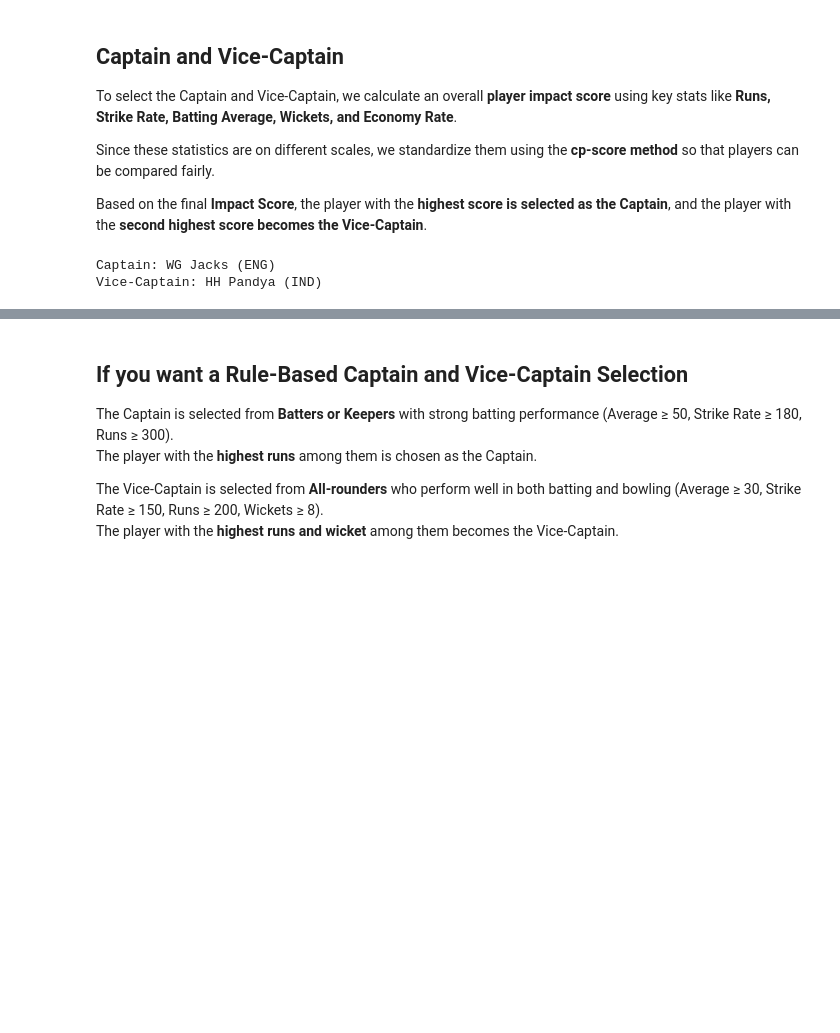
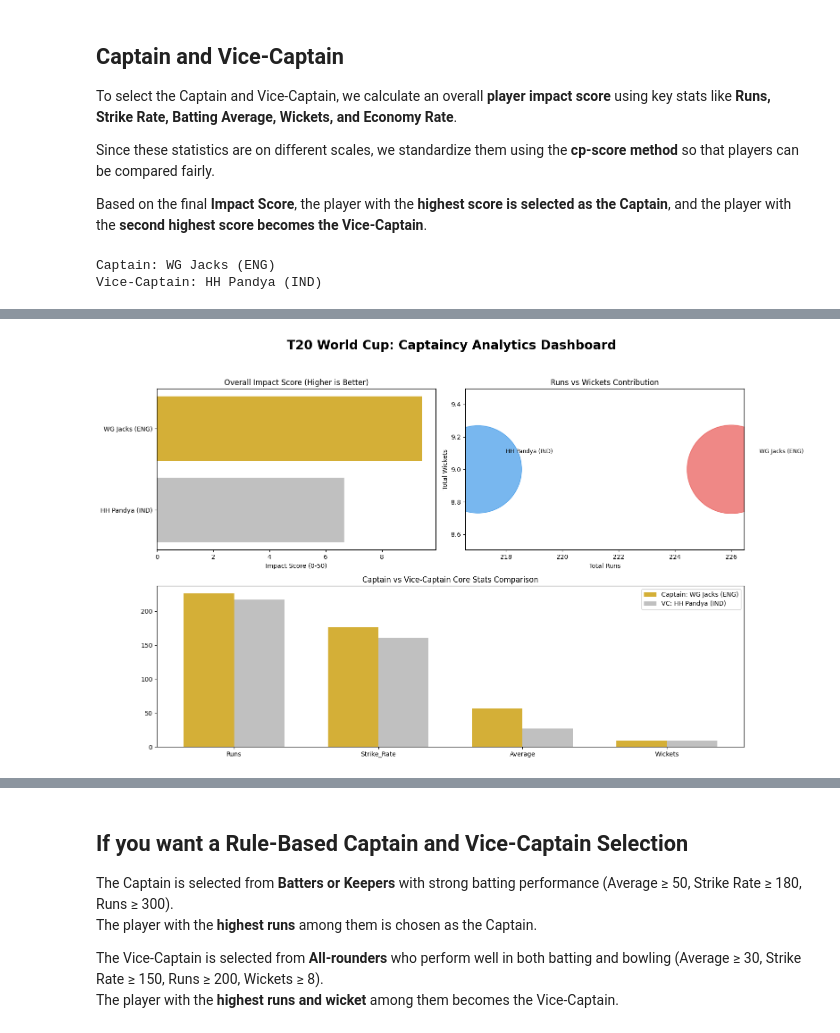
Before and after one commit to Techcps/ICC-Men-s-T20-World-Cup-2026, a Jupyter notebook: T20WC2026.ipynb, the cells around one changed output, grey strips where cells are left out. Cells and saved outputs as stored; diff of their text form; code cells hidden in the pictures; blank space fills up the shorter version.

```diff
--- a/T20WC2026.ipynb
+++ b/T20WC2026.ipynb
@@ -496,0 +475,88 @@ plt.show()
+# %%
+import matplotlib.pyplot as plt
+import numpy as np
+
+# 1. Scaling Logic (Fixes the negative bar issue)
+def scale_stat(series, invert=False):
+    if series.max() == series.min(): return series * 0 + 5 # Handle edge case
+    if invert: # For Economy: Lower is better
+        return 10 * (series.max() - series) / (series.max() - series.min())
+    return 10 * (series - series.min()) / (series.max() - series.min())
+
+# Apply scaling to create a positive Impact_Score
+best_xi["Runs_score"] = scale_stat(best_xi["Runs"])
+best_xi["SR_score"]   = scale_stat(best_xi["Strike_Rate"])
+best_xi["Avg_score"]  = scale_stat(best_xi["Average"])
+best_xi["Wkts_score"] = scale_stat(best_xi["Wickets"])
+best_xi["Eco_score"]  = scale_stat(best_xi["Economy"], invert=True)
+
+best_xi["Impact_Score"] = (
+    best_xi["Runs_score"] + best_xi["SR_score"] +
+    best_xi["Avg_score"] + best_xi["Wkts_score"] + best_xi["Eco_score"]
+)
+
+# 2. Identify Captain & Vice-Captain
+ranked = best_xi.sort_values("Impact_Score", ascending=False)
+captain = ranked.iloc[0]["Player Name"]
+vice_captain = ranked.iloc[1]["Player Name"]
+
+# 3. Initialize Dashboard Layout
+fig = plt.figure(figsize=(16, 10))
+
+# -------- Subplot 1: Impact Ranking (Horizontal Bars) --------
+ax1 = plt.subplot(221)
+colors = []
+for name in ranked["Player Name"]:
+    if name == captain: colors.append("#D4AF37") # Gold
+    elif name == vice_captain: colors.append("#C0C0C0") # Silver
+    else: colors.append("#90A4AE") # Grey
+
+ax1.barh(ranked["Player Name"], ranked["Impact_Score"], color=colors)
+ax1.set_title("Overall Impact Score (Higher is Better)")
+ax1.set_xlabel("Impact Score (0-50)")
+ax1.invert_yaxis() # Put Captain at the top
+
+# -------- Subplot 2: Runs vs Wickets (Scatter) --------
+ax2 = plt.subplot(222)
+ax2.scatter(
+    best_xi["Runs"],
+    best_xi["Wickets"],
+    s=best_xi["Performance"]*50,
+    c=best_xi["Color"] if "Color" in best_xi.columns else 'blue',
+    alpha=0.6
+)
+
+for i, row in best_xi.iterrows():
+    ax2.text(row["Runs"]+1, row["Wickets"]+0.1, row["Player Name"], fontsize=9)
+
+ax2.set_title("Runs vs Wickets Contribution")
+ax2.set_xlabel("Total Runs")
+ax2.set_ylabel("Total Wickets")
+
+# -------- Subplot 3: Captain vs Vice-Captain (Side-by-Side) --------
+ax3 = plt.subplot(2, 2, (3, 4)) # Spans across the bottom
+metrics = ["Runs", "Strike_Rate", "Average", "Wickets"]
+
+# Get stats for C and VC
+c_stats = best_xi[best_xi["Player Name"] == captain][metrics].values[0]
+vc_stats = best_xi[best_xi["Player Name"] == vice_captain][metrics].values[0]
+
+x = np.arange(len(metrics))
+width = 0.35
+
+ax3.bar(x - width/2, c_stats, width, label=f"Captain: {captain}", color="#D4AF37")
+ax3.bar(x + width/2, vc_stats, width, label=f"VC: {vice_captain}", color="#C0C0C0")
+
+ax3.set_xticks(x)
+ax3.set_xticklabels(metrics)
+ax3.set_title("Captain vs Vice-Captain Core Stats Comparison")
+ax3.legend()
+
+# Final Dashboard Formatting
+plt.suptitle("T20 World Cup: Captaincy Analytics Dashboard", fontsize=20, fontweight='bold')
+plt.tight_layout(rect=[0, 0.03, 1, 0.95])
+plt.show()
+
+print(f"Captain: {captain}, Vice Captain: {vice_captain}")
+# %% [output]
+[figure, added]
```
Also changed, not shown: parts of 4 cells of this notebook.
